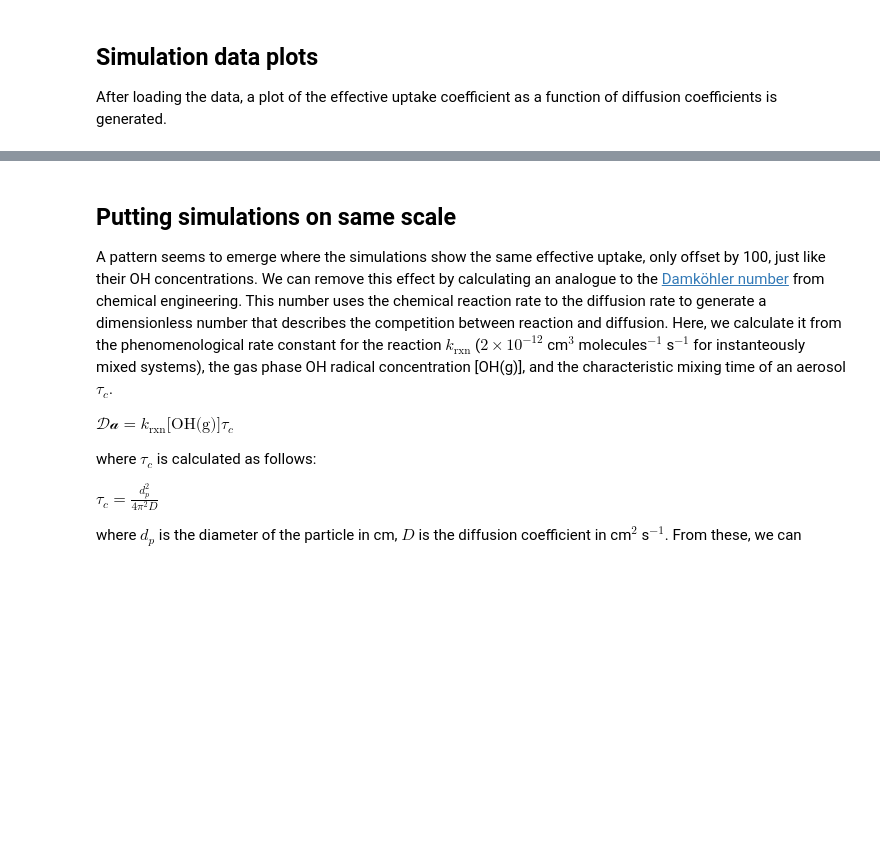
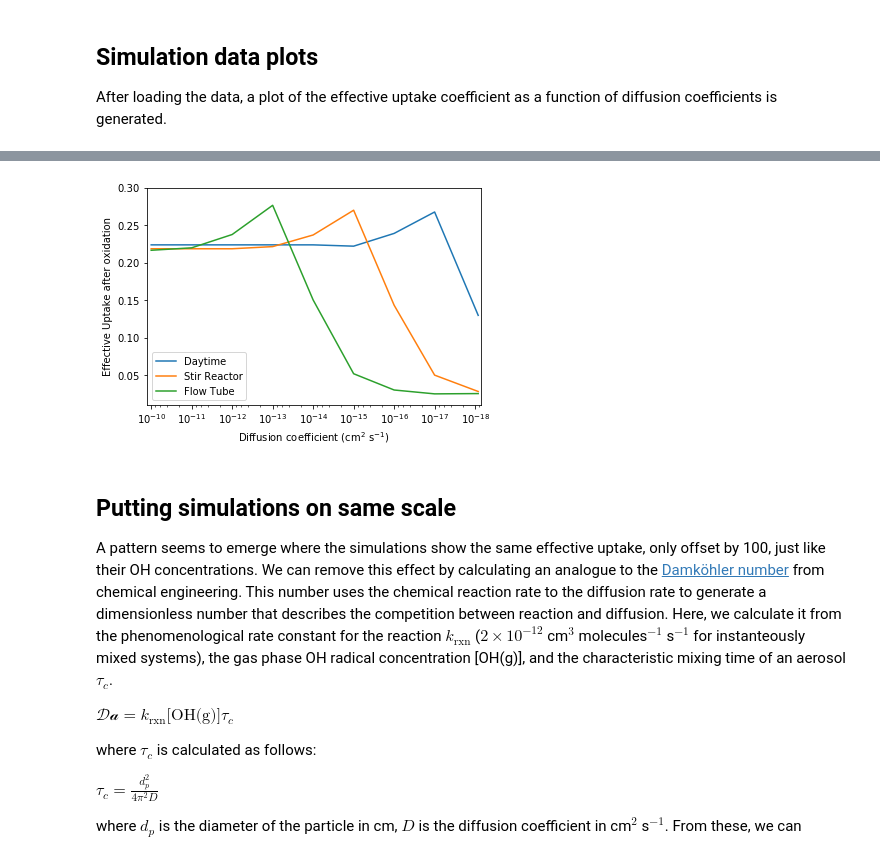
Before and after one commit to aawiegel/StackSimAnalysis, a Jupyter notebook: python/DiffusionSeries.ipynb, the cells around one changed output, grey strips where cells are left out. Drawn from its saved outputs; the diff is of its cells as text; code cells hidden in the pictures; blank space fills up the shorter version.

```diff
--- a/python/DiffusionSeries.ipynb
+++ b/python/DiffusionSeries.ipynb
@@ -139,3 +139,46 @@ fig.savefig(os.path.join(subdir, 'effuptake.png'),
+# %%
+%matplotlib inline
+
+diff_string = r'Diffusion coefficient (cm$^{2}$ s$^{-1}$)'
+OC_string = 'O/C ratio'
+
+cond_color = {'day' : 'tab:blue', 'cfstr' : 'tab:orange', 'ft' : 'tab:green'}
+
+OC_data = dict()
+
+fig, ax = plt.subplots(1)
+
+for cond in reversed(condition):
+    coef = np.array([])
+    OC = np.array([])
+
+    # Get uptake coefficient from each file
+    for D in diffusion["overall"]:
+        with pd.ExcelFile(os.path.join(subdir, files[cond+"_"+D])) as xlsx:
+            df = pd.read_excel(xlsx, 'average data')
+        coef = np.append(coef, D_string_conv[D])
+        OC = np.append(OC, df[OC_string].iloc[-1])
+
+    # Put in data frame
+    OC_data[cond] = pd.DataFrame({diff_string : coef,
+                                      cond_string_conv[cond] : OC})
+
+    # Plot data
+    OC_data[cond].plot(x = diff_string, y = cond_string_conv[cond],
+                          ax = ax, logx=True, xlim=(1.3E-10, 7E-19),
+                          ylim=(0, 0.51), kind='line', color = cond_color[cond],
+                           label = cond_string_conv[cond])
+
+ax.set_xlim([1.3E-10, 7E-19])
+ax.set_ylim([0.01, 0.3])
+ax.set_xlabel(diff_string)
+ax.set_ylabel(uptake_string+" after oxidation")
+
+
+fig.savefig(os.path.join(subdir, 'OCratio_D.png'),
+            fmt='png', dpi=300, bbox_inches='tight')
+# %% [output]
+[figure, added]
 # %% [markdown]
 ## Putting simulations on same scale
 
```
Also changed, not shown: parts of 6 cells of this notebook.
